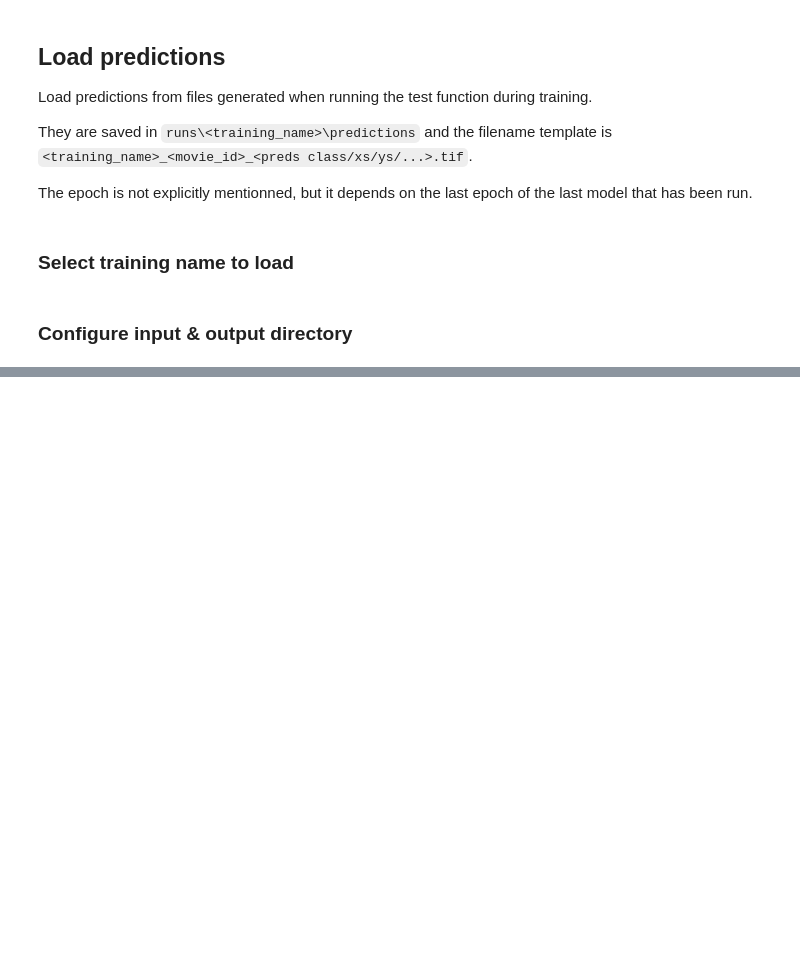
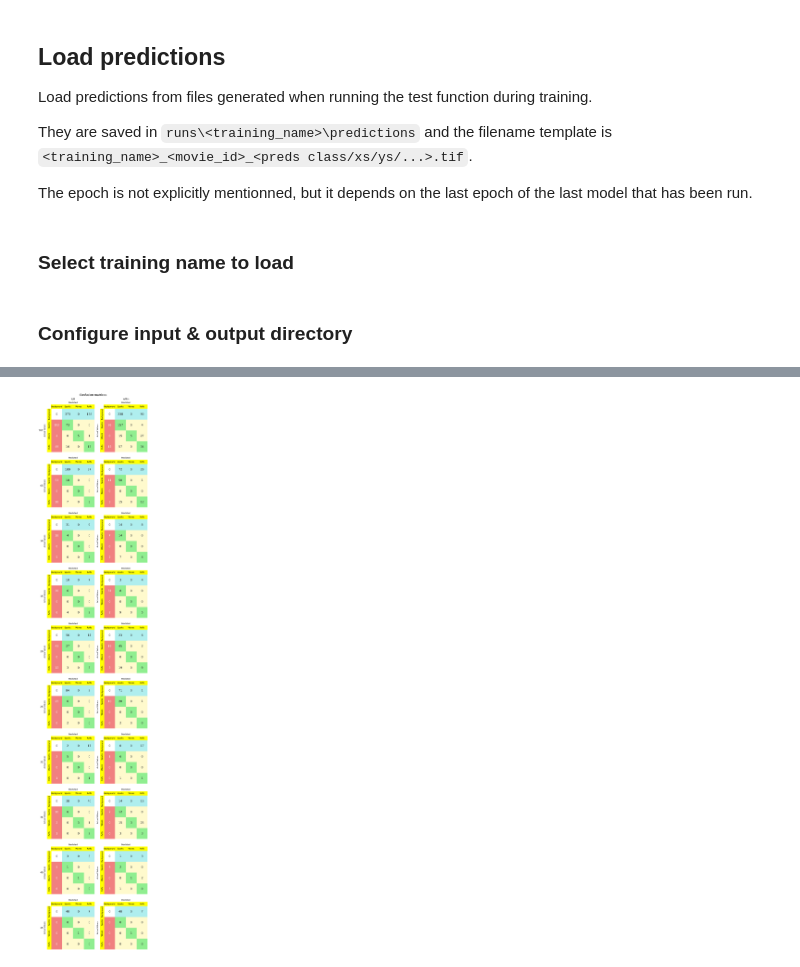
Before and after one commit to dottipr/sparks_project, a Jupyter notebook: sparks/PREDS PROCESSING separate events.ipynb, the cells around one changed output, grey strips where cells are left out. Cells and saved outputs as stored; diff of their text form; code cells hidden in the pictures; blank space fills up the shorter version.

```diff
--- a/sparks/PREDS PROCESSING separate events.ipynb
+++ b/sparks/PREDS PROCESSING separate events.ipynb
@@ -103,0 +237,5 @@ print(*movie_ids)
+# %%
+# Dict indexed by movie IDs
+separated_events = {}
+segmented_preds = {}
+sparks_loc = {}
@@ -335,0 +952,6 @@ viewer.add_labels(split_event_mask,
+# %%
+# ID used for preds that are matched with an ignored event
+matched_ignore_id = 9999
+# %%
+iou_t = 0.3
+iomin_t = 0.5
@@ -335,0 +1216,2 @@ viewer.add_labels(split_event_mask,
+# %%
+sample_id = '20'
@@ -335,0 +1455,79 @@ viewer.add_labels(split_event_mask,
+# %%
+n_rows = (len(movie_ids)+1)#*2
+n_cols = 2
+num_plots = n_rows*n_cols
+
+pad = 5 # in points
+
+fig, axs = plt.subplots(nrows=n_rows, ncols=n_cols, figsize=(20, 100))
+
+cols = ['IoU', 'IoMin']
+tick_labels = ['Background', 'Sparks', 'Waves', 'Puffs']
+
+for ax, col in zip(axs[0], cols):
+    ax.annotate(col, xy=(0.5, 1.2), xytext=(0, pad),
+                xycoords='axes fraction', textcoords='offset points',
+                size='large', ha='center', va='baseline')
+
+
+
+for ax, row in zip(axs[:,0], ['TOT']+movie_ids):
+    ax.annotate(row, xy=(0, 0.5), xytext=(-ax.yaxis.labelpad - pad, 0),
+                xycoords=ax.yaxis.label, textcoords='offset points',
+                size='large', ha='right', va='center')
+
+fig.suptitle("Confusion matrices", fontsize=36, y=1)
+plt.rcParams.update({'font.size': 24})
+
+# configure heatmap background
+colors = sns.color_palette(['white',
+                            'lightcoral',
+                            'paleturquoise',
+                            'lemonchiffon',
+                            'lightgreen'], as_cmap=True)
+colored_bg = [[0,2,2,2],
+                [1,4,3,3],
+                [1,3,4,3],
+                [1,3,3,4]]
+
+# Get array with confusion matrices to be plotted
+cm_array = np.concatenate(([[iou_confusion_matrix_tot, iomin_confusion_matrix_tot]],
+               [[iou_confusion_matrix[sample_id], iomin_confusion_matrix[sample_id]]
+                for sample_id in movie_ids]), axis=0)
+
+for row_id in range(n_rows):
+    for col_id in range(n_cols):
+        cm = cm_array[row_id, col_id].astype(int).astype(str)
+
+        ax = axs[row_id, col_id]
+        sns.heatmap(data=colored_bg,
+                    cmap=colors,
+                    annot=cm,
+                    fmt='',
+                    annot_kws={'fontsize': 36},
+                    cbar=False,
+                    square=True,
+                    ax = ax
+                   )
+
+        ax.tick_params(length=0, labeltop=True, labelbottom=False)
+        ax.tick_params(axis='both', which='major', pad=16)
+
+        ax.set_xlabel('Predicted', labelpad=32)
+        ax.xaxis.set_label_position('top')
+        ax.set_xticklabels(tick_labels)
+        ax.add_patch(plt.Rectangle((-0.01, 1), 1.01, 0.1, color='yellow', clip_on=False, zorder=0, transform=ax.transAxes))
+
+        ax.set_ylabel('Actual Values', labelpad=32)
+        ax.set_yticklabels(tick_labels, rotation=90, va='center')
+        ax.add_patch(plt.Rectangle((0, 0), -0.1, 1, color='yellow', clip_on=False, zorder=0, transform=ax.transAxes))
+
+#plt.subplots_adjust(hspace=0.005, wspace=0.)
+#plt.subplots_adjust(hspace=0.1, wspace=0.1, top=0.9, left=0.05, right=0.95)
+#fig.subplots_adjust(left=0.15, top=0.95)
+fig.subplots_adjust(wspace=1.5)
+plt.tight_layout()
+plt.savefig("all_confusion_matrices.png")
+plt.show()
+# %% [output]
+[figure, added]
```
Also changed, not shown: parts of 132 cells of this notebook, 15 other files.
